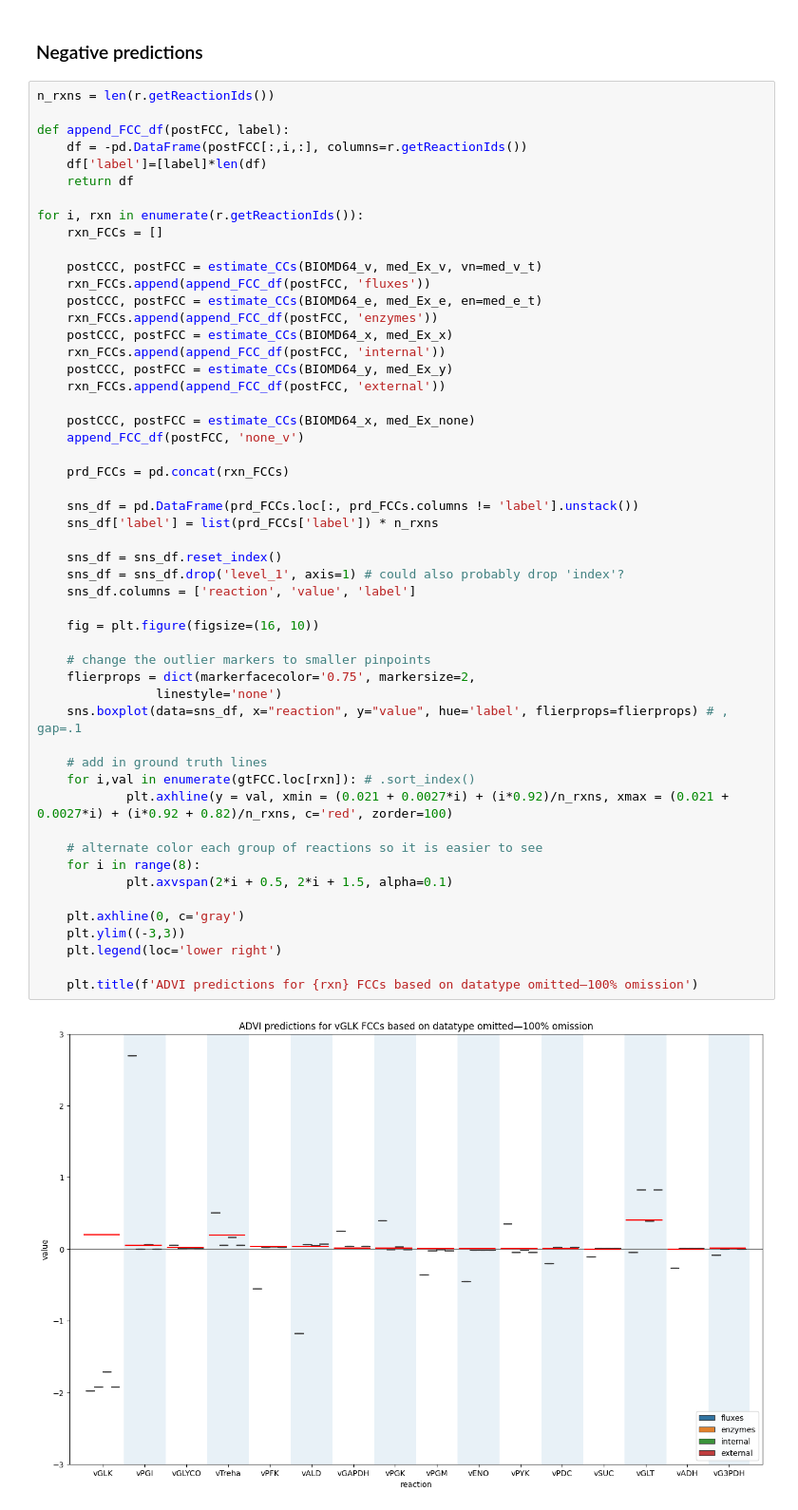
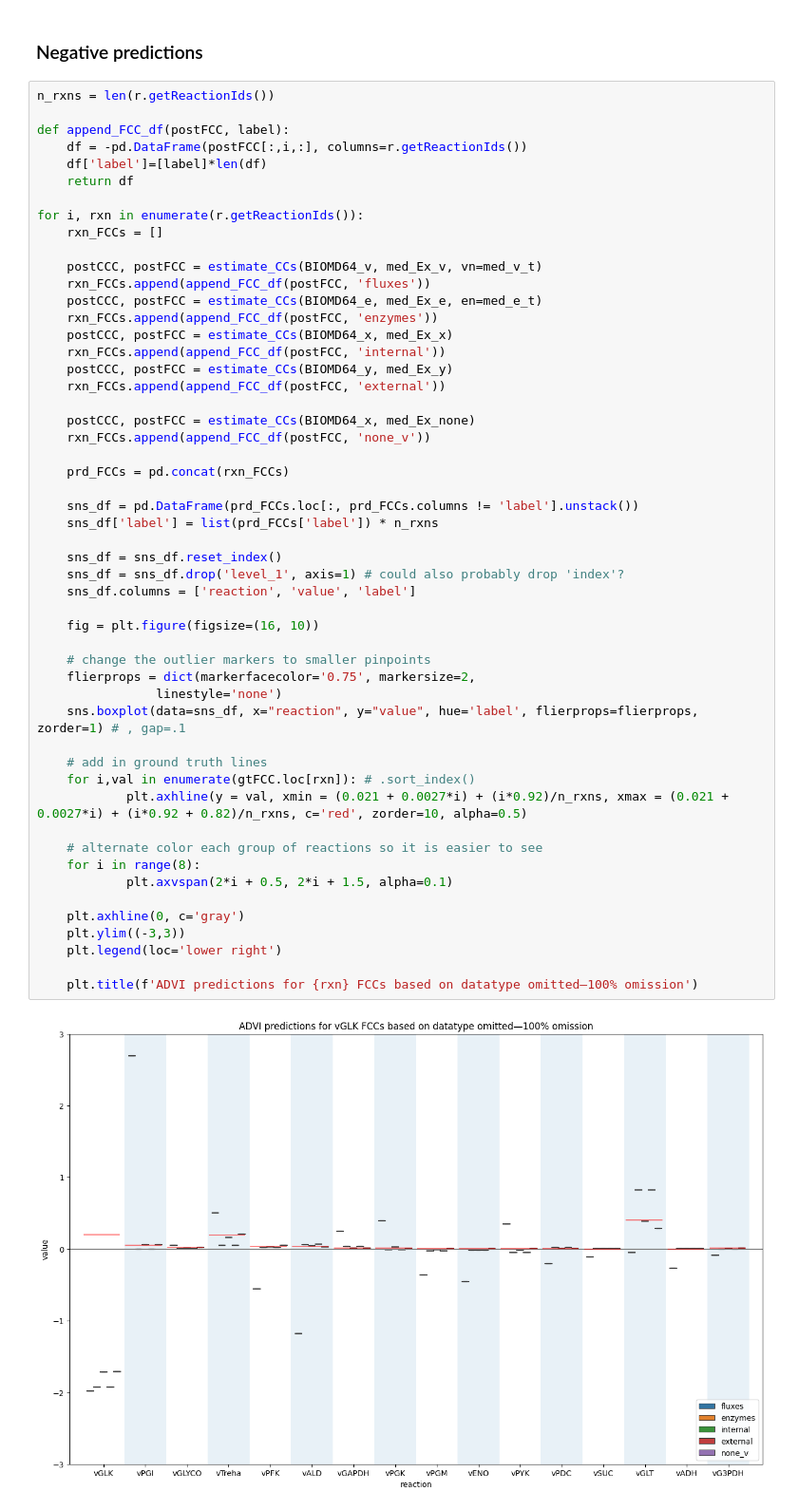
Before and after one commit to sys-bio/BMCA-pipeline, a Jupyter notebook: notebooks/omitted_data/combination100_ADVI.ipynb, the cells around one changed output. Shown at 95% size. Drawn from its saved outputs; the diff is of its cells as text.

```diff
--- a/notebooks/omitted_data/combination100_ADVI.ipynb
+++ b/notebooks/omitted_data/combination100_ADVI.ipynb
@@ -558,36 +558,36 @@ for i, rxn in enumerate(r.getReactionIds()):
     rxn_FCCs.append(append_FCC_df(postFCC, 'external'))
 
     postCCC, postFCC = estimate_CCs(BIOMD64_x, med_Ex_none)
-    append_FCC_df(postFCC, 'none_v')
+    rxn_FCCs.append(append_FCC_df(postFCC, 'none_v'))
 
     prd_FCCs = pd.concat(rxn_FCCs)
 
     sns_df = pd.DataFrame(prd_FCCs.loc[:, prd_FCCs.columns != 'label'].unstack())
     sns_df['label'] = list(prd_FCCs['label']) * n_rxns
 
     sns_df = sns_df.reset_index()
     sns_df = sns_df.drop('level_1', axis=1) # could also probably drop 'index'?
     sns_df.columns = ['reaction', 'value', 'label']
 
     fig = plt.figure(figsize=(16, 10))
 
     # change the outlier markers to smaller pinpoints
     flierprops = dict(markerfacecolor='0.75', markersize=2,
                 linestyle='none')
-    sns.boxplot(data=sns_df, x="reaction", y="value", hue='label', flierprops=flierprops) # , gap=.1
+    sns.boxplot(data=sns_df, x="reaction", y="value", hue='label', flierprops=flierprops, zorder=1) # , gap=.1
 
     # add in ground truth lines
     for i,val in enumerate(gtFCC.loc[rxn]): # .sort_index()
-            plt.axhline(y = val, xmin = (0.021 + 0.0027*i) + (i*0.92)/n_rxns, xmax = (0.021 + 0.0027*i) + (i*0.92 + 0.82)/n_rxns, c='red', zorder=100)
+            plt.axhline(y = val, xmin = (0.021 + 0.0027*i) + (i*0.92)/n_rxns, xmax = (0.021 + 0.0027*i) + (i*0.92 + 0.82)/n_rxns, c='red', zorder=10, alpha=0.5)
 
     # alternate color each group of reactions so it is easier to see
     for i in range(8):
             plt.axvspan(2*i + 0.5, 2*i + 1.5, alpha=0.1)
 
     plt.axhline(0, c='gray')
     plt.ylim((-3,3))
     plt.legend(loc='lower right')
 
     plt.title(f'ADVI predictions for {rxn} FCCs based on datatype omitted—100% omission')
 # %% [output]
-[figure, old version]
+[figure, new version]
```
Also changed, not shown: parts of 2 cells of this notebook.
